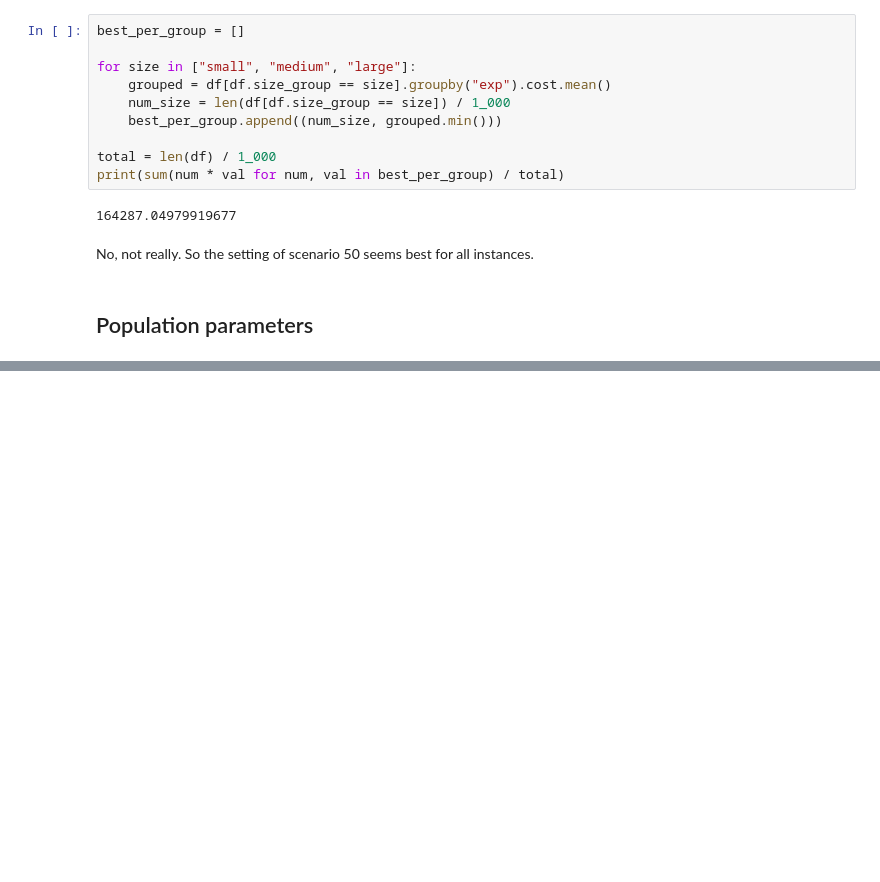
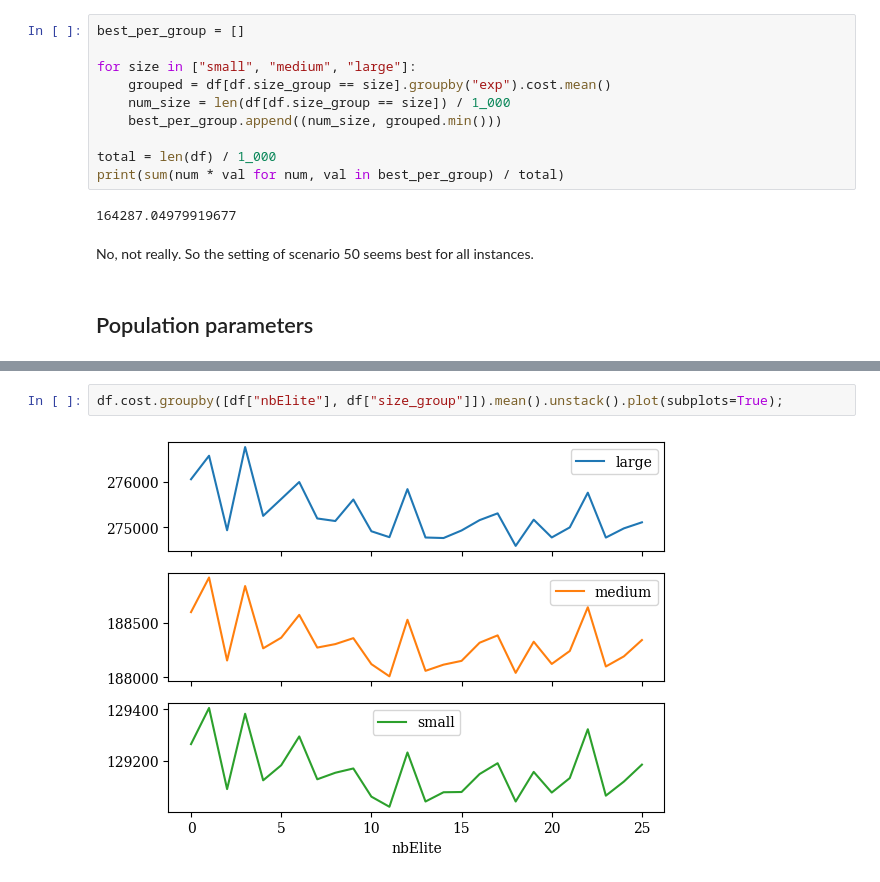
Before and after one commit to N-Wouda/Euro-NeurIPS-2022, a Jupyter notebook: notebooks/static-tuning.ipynb, the cells around one changed output, grey strips where cells are left out. Saved outputs shown, nothing was run; the diff lists cells and outputs as text; blank space fills up the shorter version.

```diff
--- a/notebooks/static-tuning.ipynb
+++ b/notebooks/static-tuning.ipynb
@@ -143,0 +174,4 @@ No, not really. So the setting of scenario 50 seems best for all instances.
+# %%
+df.cost.groupby([df["nbElite"], df["size_group"]]).mean().unstack().plot(subplots=True);
+# %% [output]
+[figure, added]
```
Also changed, not shown: parts of 12 cells of this notebook, 1 other file.
